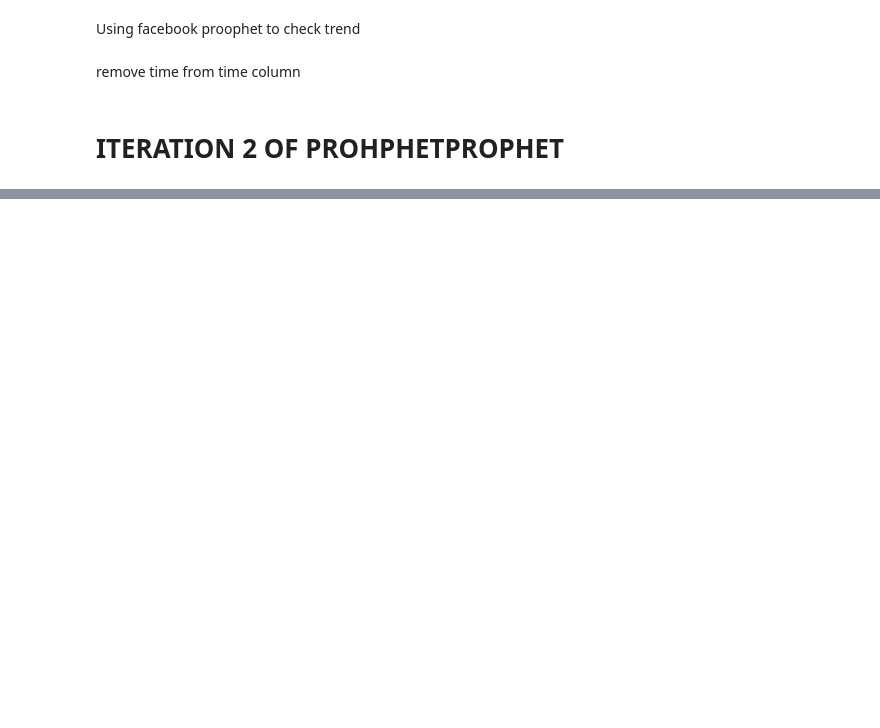
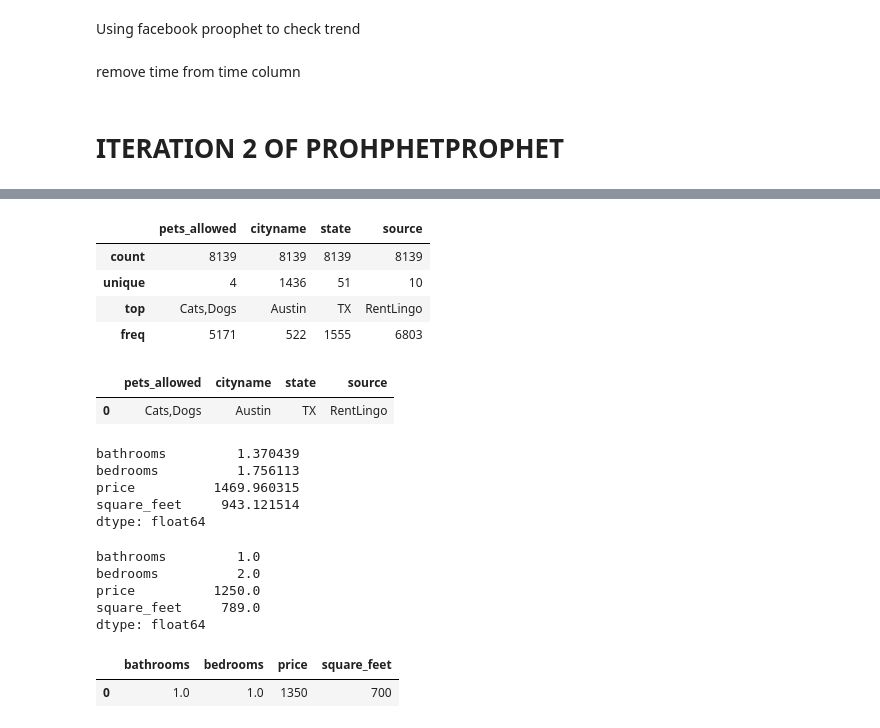
Before and after one commit to khalidakram07/Real-Estate, a Jupyter notebook: realestate.ipynb, the cells around one changed output, grey strips where cells are left out. Drawn from its saved outputs; the diff is of its cells as text; code cells hidden in the pictures; blank space fills up the shorter version.

```diff
--- a/realestate.ipynb
+++ b/realestate.ipynb
@@ -931,0 +857,38 @@ import squarify
+# %%
+string_df.describe()
+# %% [output]
+|  | pets_allowed | cityname | state | source |
+| count | 8139 | 8139 | 8139 | 8139 |
+| unique | 4 | 1436 | 51 | 10 |
+| top | Cats,Dogs | Austin | TX | RentLingo |
+| freq | 5171 | 522 | 1555 | 6803 |
+# %%
+string_df.mode()
+# %% [output]
+|  | pets_allowed | cityname | state | source |
+| 0 | Cats,Dogs | Austin | TX | RentLingo |
+# %%
+# Mean: average value
+number_df.mean()
+# to_calculate.head()
+# %% [output]
+bathrooms         1.370439
+bedrooms          1.756113
+price          1469.960315
+square_feet     943.121514
+dtype: float64
+# %%
+# Median: value in the middle of a sorted array
+number_df.median()
+# %% [output]
+bathrooms         1.0
+bedrooms          2.0
+price          1250.0
+square_feet     789.0
+dtype: float64
+# %%
+# Mode: most frequent value in column
+number_df.mode()
+# %% [output]
+|  | bathrooms | bedrooms | price | square_feet |
+| 0 | 1.0 | 1.0 | 1350 | 700 |
```
Also changed, not shown: parts of 19 cells of this notebook.
